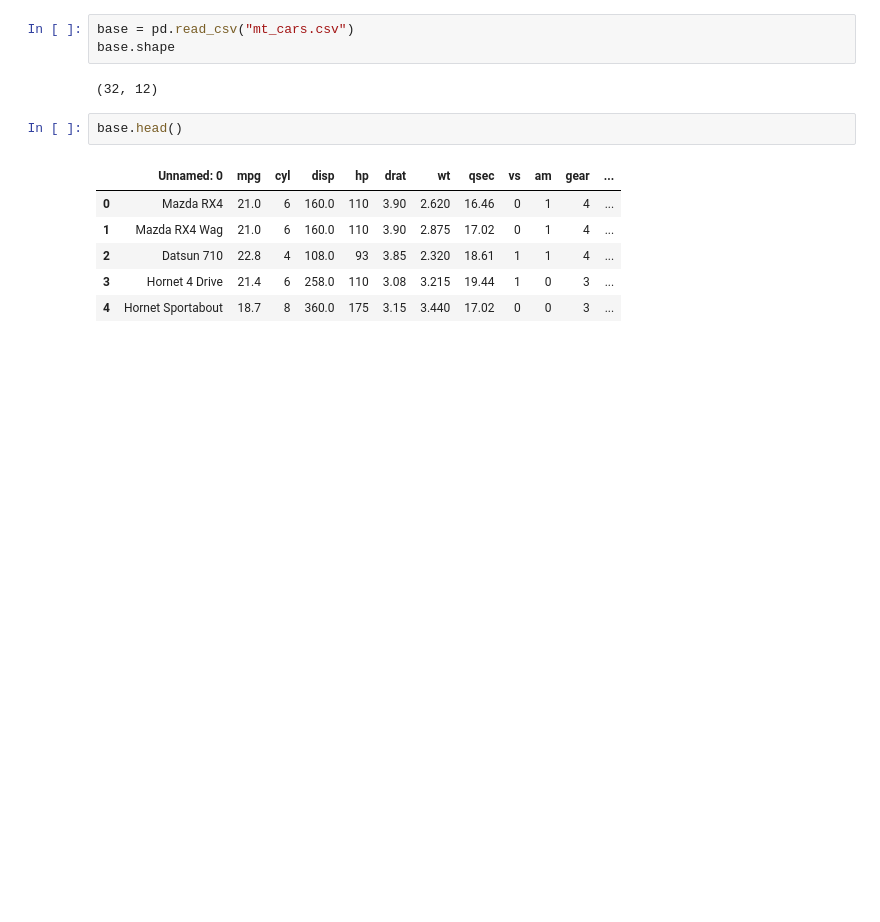
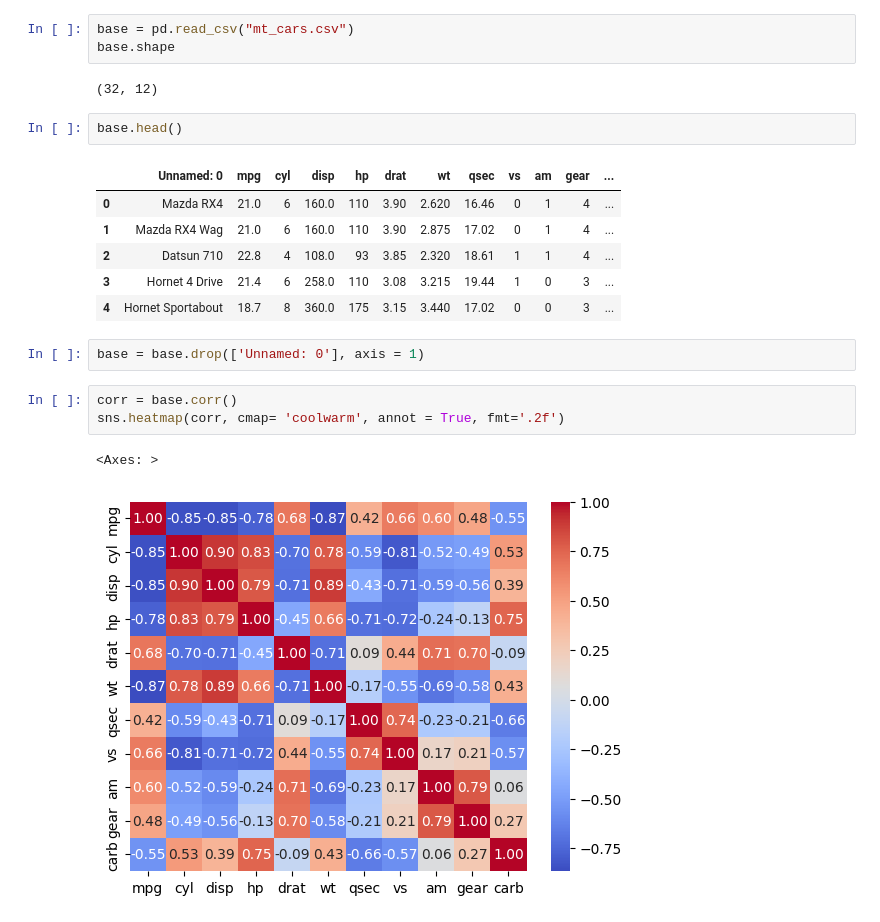
Before and after one commit to seskelsen/ai, a Jupyter notebook: Regressap.ipynb, the cells around one changed output. Saved outputs shown, nothing was run; the diff lists cells and outputs as text; blank space fills up the shorter version.

```diff
--- a/Regressap.ipynb
+++ b/Regressap.ipynb
@@ -21,3 +21,11 @@ base.head()
 | 2 | Datsun 710 | 22.8 | 4 | 108.0 | 93 | 3.85 | 2.320 | 18.61 | 1 | 1 | 4 | ... |
 | 3 | Hornet 4 Drive | 21.4 | 6 | 258.0 | 110 | 3.08 | 3.215 | 19.44 | 1 | 0 | 3 | ... |
 | 4 | Hornet Sportabout | 18.7 | 8 | 360.0 | 175 | 3.15 | 3.440 | 17.02 | 0 | 0 | 3 | ... |
+# %%
+base = base.drop(['Unnamed: 0'], axis = 1)
+# %%
+corr = base.corr()
+sns.heatmap(corr, cmap= 'coolwarm', annot = True, fmt='.2f')
+# %% [output]
+<Axes: >
+[figure, added]
```
Also changed, not shown: parts of 1 cell of this notebook.
